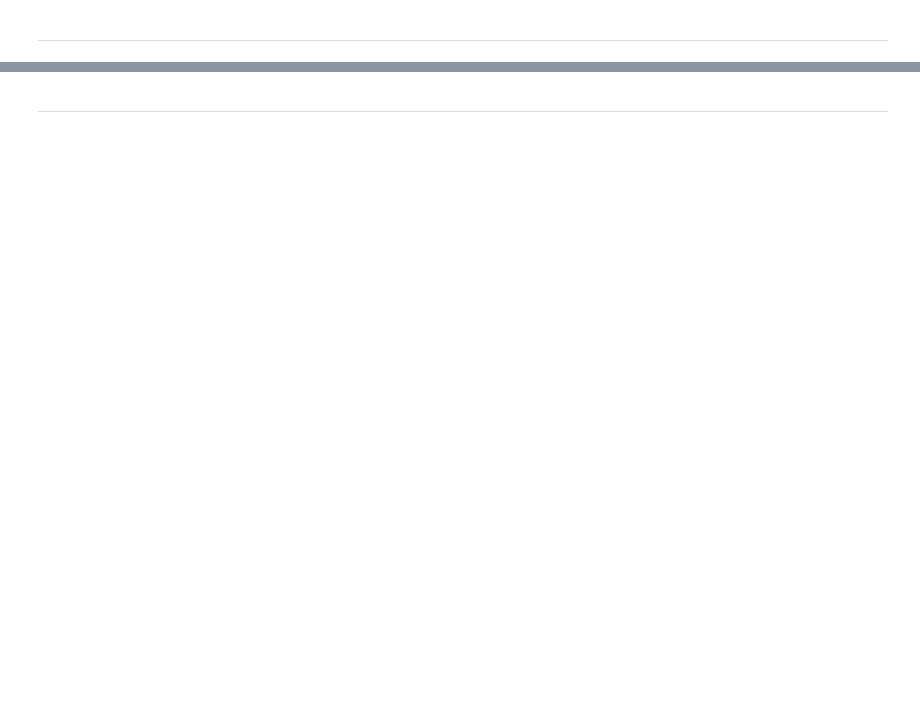
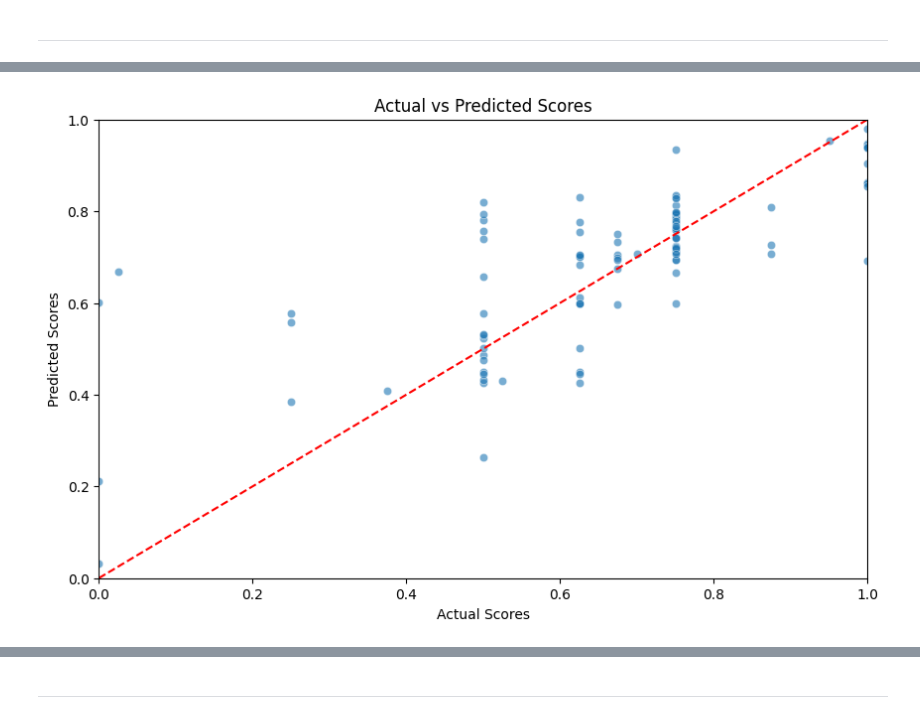
Before and after one commit to Vall-Here/nlp-essay-scoring-sentence-bert-project, a Jupyter notebook: AES/AES-BERT INDO.ipynb, the cells around one changed output, grey strips where cells are left out. Cells and saved outputs as stored; diff of their text form; code cells hidden in the pictures; blank space fills up the shorter version.

```diff
--- a/AES/AES-BERT INDO.ipynb
+++ b/AES/AES-BERT INDO.ipynb
@@ -918,0 +924,3 @@ R2 Score: 0.5727
+# %%
+all_pred = np.array(all_pred)
+all_pred
@@ -918,0 +945,8 @@ R2 Score: 0.5727
+# %%
+#compare predictions with actual values
+compare_df = pd.DataFrame({
+    'Actual': y_test,
+    'Predicted': all_pred
+})
+
+compare_df
@@ -918,0 +967,13 @@ R2 Score: 0.5727
+# %%
+#visualise the comparison
+plt.figure(figsize=(10, 6))
+sns.scatterplot(x=compare_df['Actual'], y=compare_df['Predicted'], alpha=0.6)
+plt.plot([0, 1], [0, 1], color='red', linestyle='--')
+plt.xlabel('Actual Scores')
+plt.ylabel('Predicted Scores')
+plt.title('Actual vs Predicted Scores')
+plt.xlim(0, 1)
+plt.ylim(0, 1)
+plt.show()
+# %% [output]
+[figure, added]
```
Also changed, not shown: parts of 22 cells of this notebook, 3 other files.
